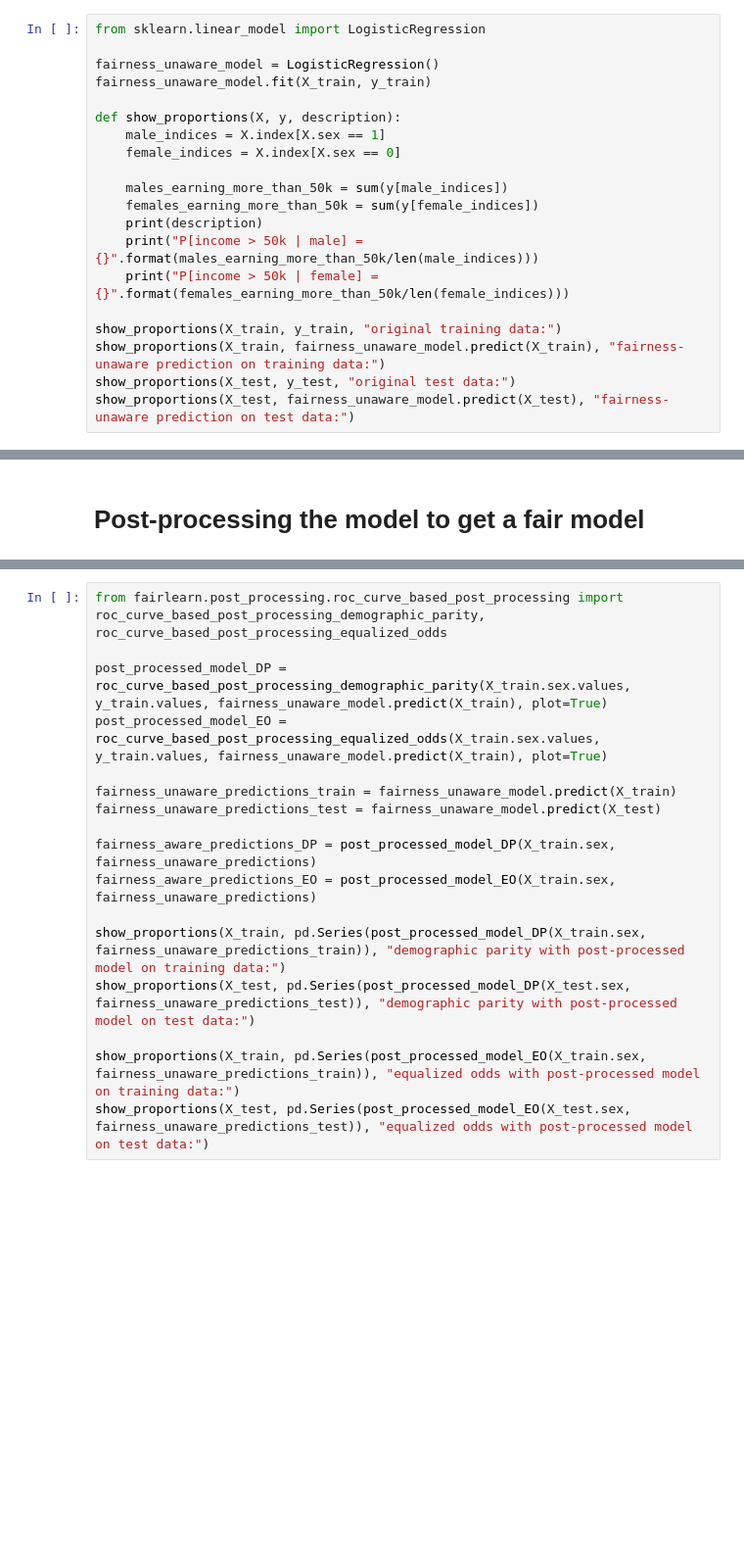
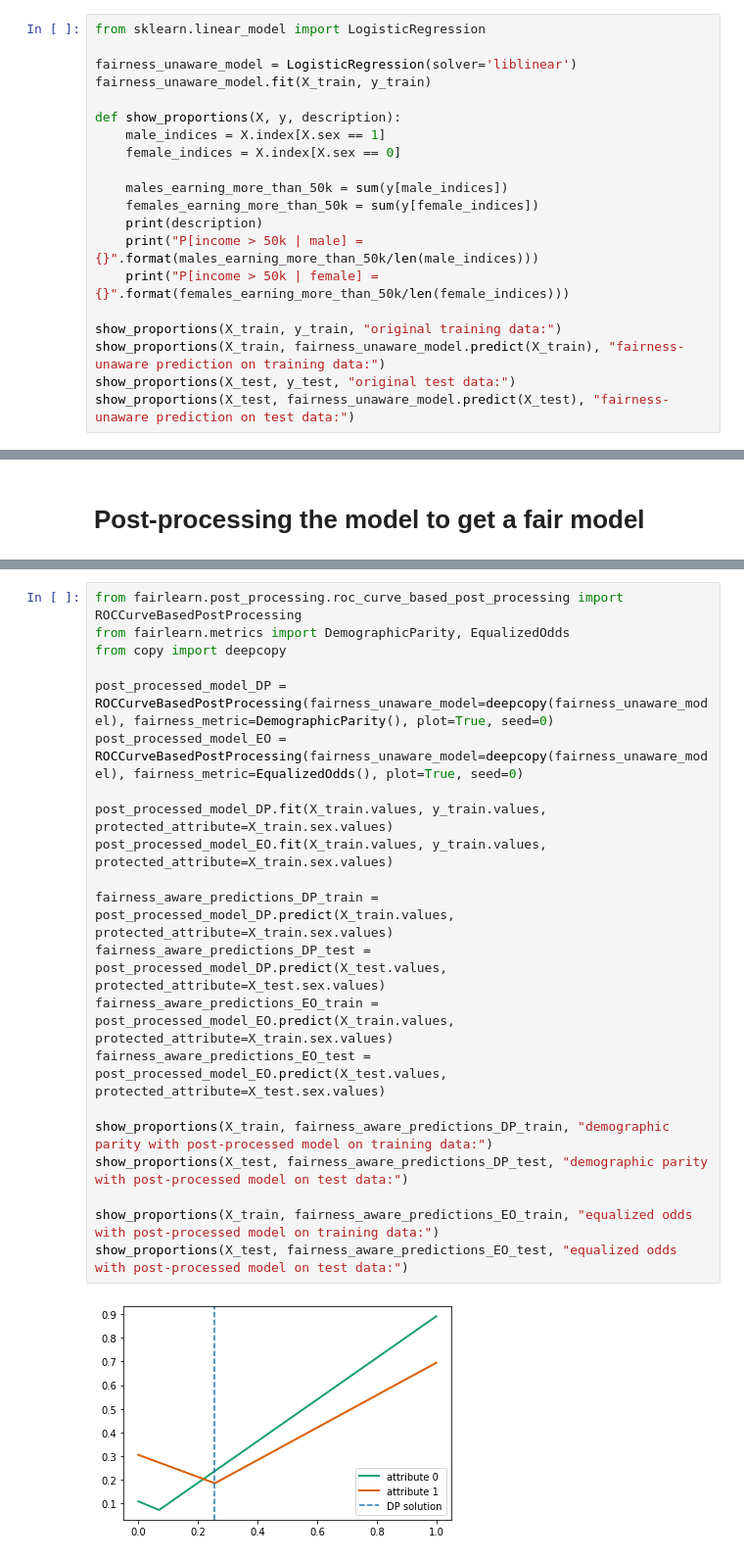
Before and after one commit to fairlearn/fairlearn, a Jupyter notebook: notebooks/ROC Curve based Post-Processing for Binary Classification.ipynb, the cells around one changed output, grey strips where cells are left out. Shown at 98% size. Drawn from its saved outputs; the diff is of its cells as text; blank space fills up the shorter version.

Commit message:
notebook update based on changes

```diff
--- a/notebooks/ROC Curve based Post-Processing for Binary Classification.ipynb
+++ b/notebooks/ROC Curve based Post-Processing for Binary Classification.ipynb
@@ -57,7 +57,7 @@ X_train.join(y_train).head()
 # %%
 from sklearn.linear_model import LogisticRegression
 
-fairness_unaware_model = LogisticRegression()
+fairness_unaware_model = LogisticRegression(solver='liblinear')
 fairness_unaware_model.fit(X_train, y_train)
 
 def show_proportions(X, y, description):
@@ -107,20 +114,25 @@ $$
 
 Assessing which fairness metric is indeed fair varies by application scenario. TODO: link to papers that criticize fairness metrics
 # %%
-from fairlearn.post_processing.roc_curve_based_post_processing import roc_curve_based_post_processing_demographic_parity, roc_curve_based_post_processing_equalized_odds
+from fairlearn.post_processing.roc_curve_based_post_processing import ROCCurveBasedPostProcessing
+from fairlearn.metrics import DemographicParity, EqualizedOdds
+from copy import deepcopy
 
-post_processed_model_DP = roc_curve_based_post_processing_demographic_parity(X_train.sex.values, y_train.values, fairness_unaware_model.predict(X_train), plot=True)
-post_processed_model_EO = roc_curve_based_post_processing_equalized_odds(X_train.sex.values, y_train.values, fairness_unaware_model.predict(X_train), plot=True)
+post_processed_model_DP = ROCCurveBasedPostProcessing(fairness_unaware_model=deepcopy(fairness_unaware_model), fairness_metric=DemographicParity(), plot=True, seed=0)
+post_processed_model_EO = ROCCurveBasedPostProcessing(fairness_unaware_model=deepcopy(fairness_unaware_model), fairness_metric=EqualizedOdds(), plot=True, seed=0)
 
-fairness_unaware_predictions_train = fairness_unaware_model.predict(X_train)
-fairness_unaware_predictions_test = fairness_unaware_model.predict(X_test)
+post_processed_model_DP.fit(X_train.values, y_train.values, protected_attribute=X_train.sex.values)
+post_processed_model_EO.fit(X_train.values, y_train.values, protected_attribute=X_train.sex.values)
 
-fairness_aware_predictions_DP = post_processed_model_DP(X_train.sex, fairness_unaware_predictions)
-fairness_aware_predictions_EO = post_processed_model_EO(X_train.sex, fairness_unaware_predictions)
+fairness_aware_predictions_DP_train = post_processed_model_DP.predict(X_train.values, protected_attribute=X_train.sex.values)
+fairness_aware_predictions_DP_test = post_processed_model_DP.predict(X_test.values, protected_attribute=X_test.sex.values)
+fairness_aware_predictions_EO_train = post_processed_model_EO.predict(X_train.values, protected_attribute=X_train.sex.values)
+fairness_aware_predictions_EO_test = post_processed_model_EO.predict(X_test.values, protected_attribute=X_test.sex.values)
 
-show_proportions(X_train, pd.Series(post_processed_model_DP(X_train.sex, fairness_unaware_predictions_train)), "demographic parity with post-processed model on training data:")
-show_proportions(X_test, pd.Series(post_processed_model_DP(X_test.sex, fairness_unaware_predictions_test)), "demographic parity with post-processed model on test data:")
+show_proportions(X_train, fairness_aware_predictions_DP_train, "demographic parity with post-processed model on training data:")
+show_proportions(X_test, fairness_aware_predictions_DP_test, "demographic parity with post-processed model on test data:")
 
-show_proportions(X_train, pd.Series(post_processed_model_EO(X_train.sex, fairness_unaware_predictions_train)), "equalized odds with post-processed model on training data:")
-show_proportions(X_test, pd.Series(post_processed_model_EO(X_test.sex, fairness_unaware_predictions_test)), "equalized odds with post-processed model on test data:")
+show_proportions(X_train, fairness_aware_predictions_EO_train, "equalized odds with post-processed model on training data:")
+show_proportions(X_test, fairness_aware_predictions_EO_test, "equalized odds with post-processed model on test data:")
 # %% [output]
+[figure, added]
```
Also changed, not shown: parts of 3 cells of this notebook, 2 other files.
